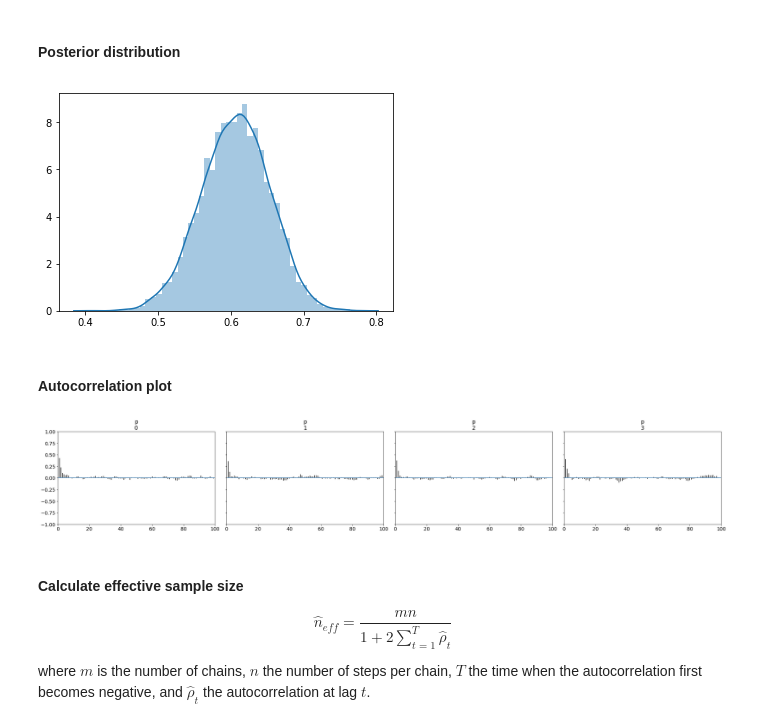
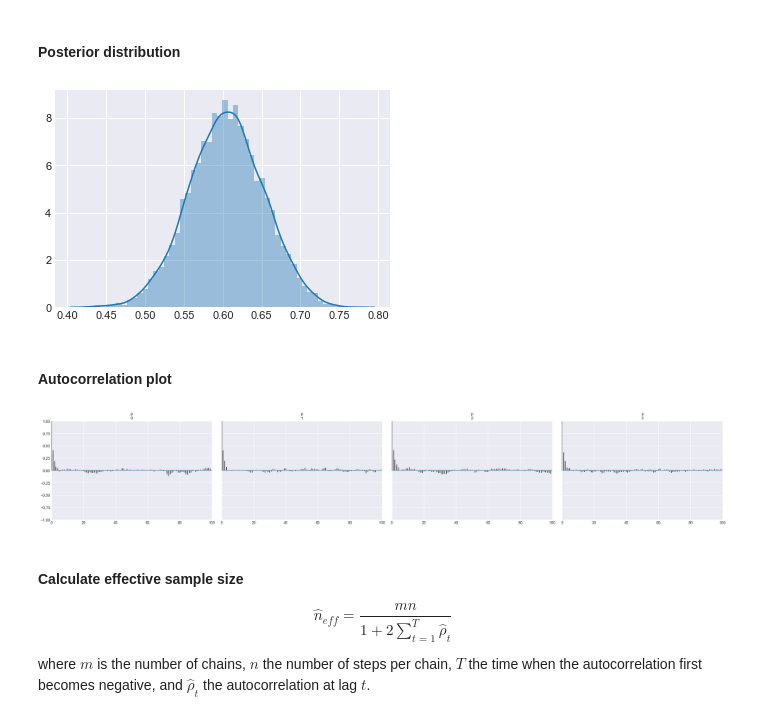
Before and after one commit to cliburn/sta-663-2019, a Jupyter notebook: notebook/S15A_PyMC3.ipynb, the cells around one changed output. Drawn from its saved outputs; the diff is of its cells as text; code cells hidden in the pictures.

```diff
--- a/notebook/S15A_PyMC3.ipynb
+++ b/notebook/S15A_PyMC3.ipynb
@@ -37,6 +37,9 @@ import arviz as az
 # %%
 import theano
 theano.config.warn.round=False
+# %%
+sns.set_context('notebook')
+plt.style.use('seaborn-darkgrid')
 # %% [markdown]
 ## Introduction to PyMC3
 # %% [markdown]
@@ -209,14 +386,14 @@ df.head()
 sns.distplot(trace['p'])
 pass
 # %% [output]
-[figure, old version]
+[figure, new version]
 # %% [markdown]
 #### Autocorrelation plot
 # %%
-pm.autocorrplot(trace, varnames=['p'])
+pm.autocorrplot(trace, var_names=['p'])
 pass
 # %% [output]
-[figure, old version]
+[figure, new version]
 # %% [markdown]
 #### Calculate effective sample size
 
```
Also changed, not shown: parts of 53 cells of this notebook, 1 other file.
